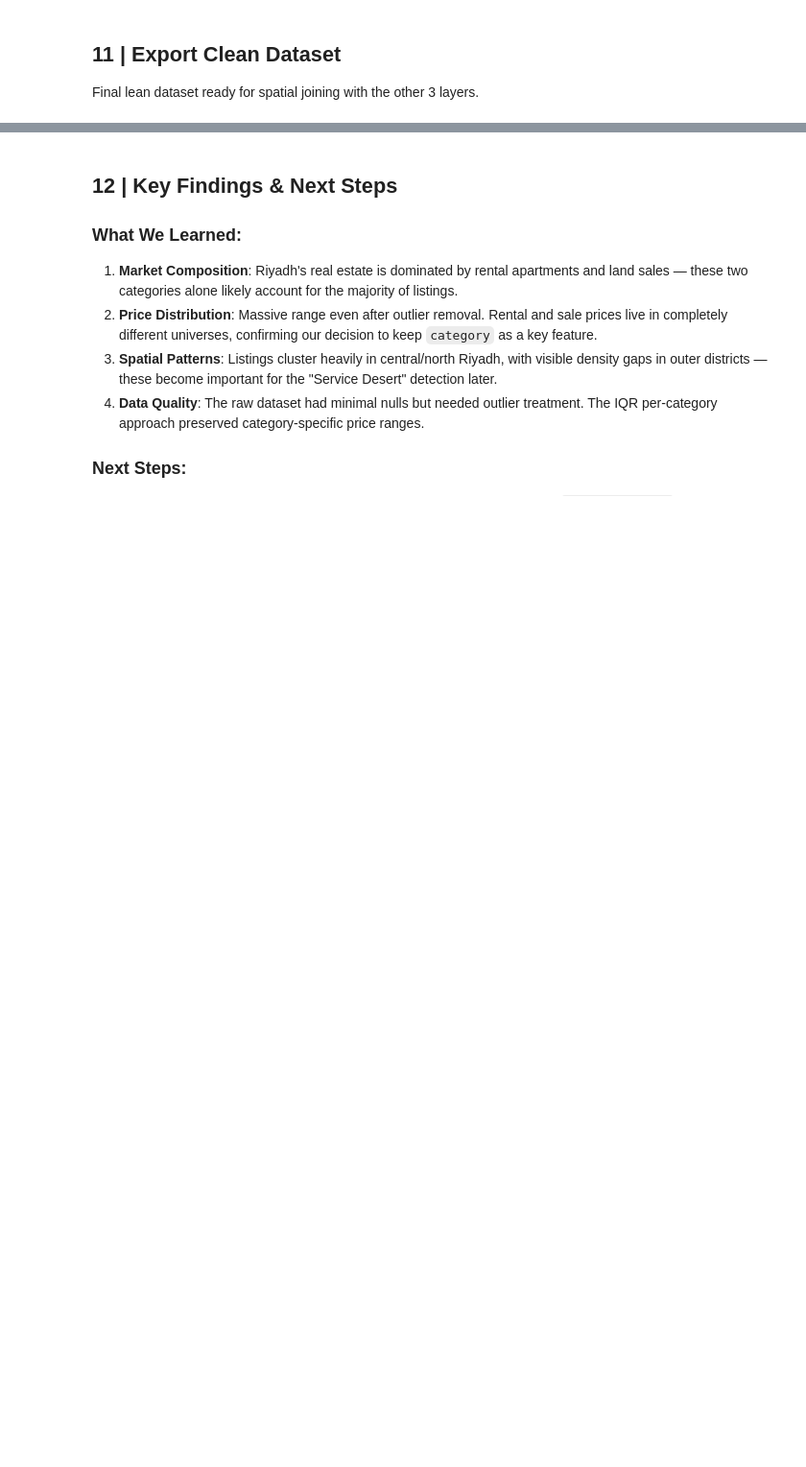
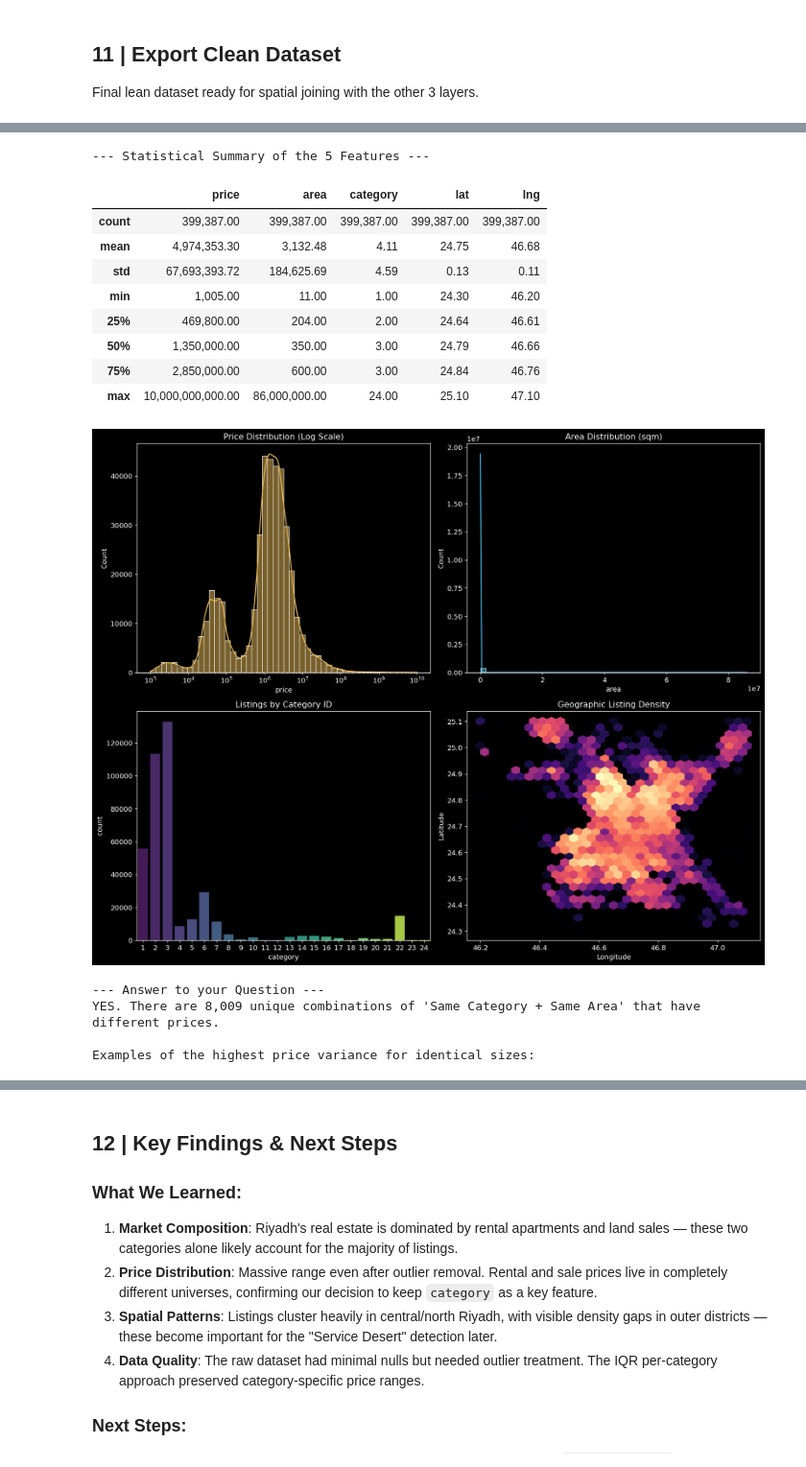
Before and after one commit to AbdulrahmanB-25/Machine_Learning_Competition, a Jupyter notebook: EDA_of_DataSets/EDA_Riyadh_Real_Estate.ipynb, the cells around one changed output, grey strips where cells are left out. Shown at 96% size. Drawn from its saved outputs; the diff is of its cells as text; code cells hidden in the pictures; blank space fills up the shorter version.

```diff
--- a/EDA_of_DataSets/EDA_Riyadh_Real_Estate.ipynb
+++ b/EDA_of_DataSets/EDA_Riyadh_Real_Estate.ipynb
@@ -485,0 +675,78 @@ Final lean dataset ready for spatial joining with the other 3 layers.
+# %%
+import pandas as pd
+import numpy as np
+import matplotlib.pyplot as plt
+import seaborn as sns
+
+# 1. Feature Selection & Cleaning
+# Standardizing names: category, price, area, lat, lng
+# (Using the column names 'location.lat'/'location.lng' from your schema)
+eda_cols = ['price', 'area', 'category', 'location.lat', 'location.lng']
+df = df.rename(columns={'location.lat': 'lat', 'location.lng': 'lng'})
+
+# Filter out the "1.00" placeholders and missing values
+# Realistically, prices below 1,000 and areas below 10 sqm in Riyadh are placeholders.
+df = df[(df['price'] > 1000) & (df['area'] > 10)].dropna()
+
+# 2. Display "Every Part" of the Features (Descriptive Stats)
+print("--- Statistical Summary of the 5 Features ---")
+display(df.describe())
+
+# 3. Visualizations
+plt.style.use('dark_background')
+fig, axes = plt.subplots(2, 2, figsize=(15, 12))
+
+# A. Price Distribution (Log scale to handle high variance)
+sns.histplot(df['price'], bins=50, kde=True, ax=axes[0,0], color='#f0c05a', log_scale=True)
+axes[0,0].set_title('Price Distribution (Log Scale)')
+
+# B. Area Distribution
+sns.histplot(df['area'], bins=50, kde=True, ax=axes[0,1], color='#4fc3f7')
+axes[0,1].set_title('Area Distribution (sqm)')
+
+# C. Category Frequency
+sns.countplot(data=df, x='category', ax=axes[1,0], palette='viridis')
+axes[1,0].set_title('Listings by Category ID')
+
+# D. Spatial Layout (Lat vs Lng)
+axes[1,1].hexbin(df['lng'], df['lat'], gridsize=30, cmap='magma', bins='log')
+axes[1,1].set_title('Geographic Listing Density')
+axes[1,1].set_xlabel('Longitude')
+axes[1,1].set_ylabel('Latitude')
+
+plt.tight_layout()
+plt.show()
+
+# 4. ANSWERING THE QUESTION:
+# Same Area & Category with Different Prices?
+# We group by 'category' and 'area' and check if the price has more than 1 unique value.
+
+variance_df = df.groupby(['category', 'area'])['price'].agg(['nunique', 'min', 'max', 'mean']).reset_index()
+# Filter for cases where there is more than 1 unique price for the same (category, area)
+diff_prices = variance_df[variance_df['nunique'] > 1].sort_values(by='nunique', ascending=False)
+
+print("\n--- Answer to your Question ---")
+if not diff_prices.empty:
+    total_matches = len(diff_prices)
+    print(f"YES. There are {total_matches:,} unique combinations of 'Same Category + Same Area' that have different prices.")
+    print("\nExamples of the highest price variance for identical sizes:")
+    # Display top 5 examples
+    display(diff_prices.head(10))
+else:
+    print("No rows found with the same area and category having different prices (Unlikely given the data).")
+# %% [output]
+--- Statistical Summary of the 5 Features ---
+|  | price | area | category | lat | lng |
+| count | 399,387.00 | 399,387.00 | 399,387.00 | 399,387.00 | 399,387.00 |
+| mean | 4,974,353.30 | 3,132.48 | 4.11 | 24.75 | 46.68 |
+| std | 67,693,393.72 | 184,625.69 | 4.59 | 0.13 | 0.11 |
+| min | 1,005.00 | 11.00 | 1.00 | 24.30 | 46.20 |
+| 25% | 469,800.00 | 204.00 | 2.00 | 24.64 | 46.61 |
+| 50% | 1,350,000.00 | 350.00 | 3.00 | 24.79 | 46.66 |
+| 75% | 2,850,000.00 | 600.00 | 3.00 | 24.84 | 46.76 |
+| max | 10,000,000,000.00 | 86,000,000.00 | 24.00 | 25.10 | 47.10 |
+[figure, added]
+--- Answer to your Question ---
+YES. There are 8,009 unique combinations of 'Same Category + Same Area' that have different prices.
+
+Examples of the highest price variance for identical sizes:
```
Also changed, not shown: parts of 26 cells of this notebook.
